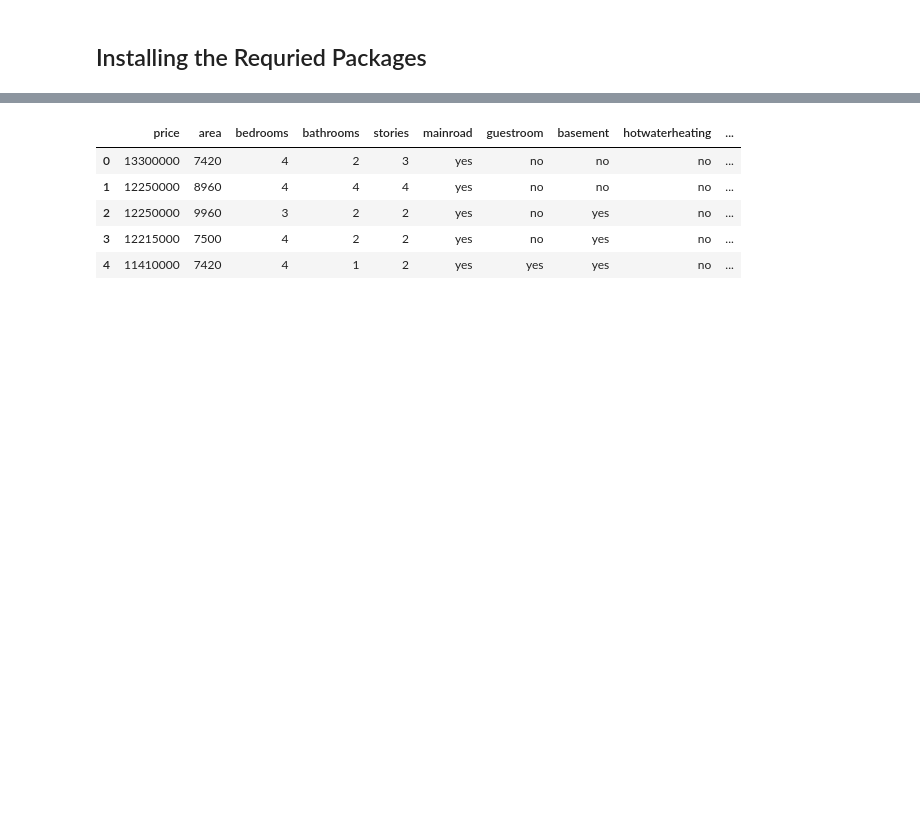
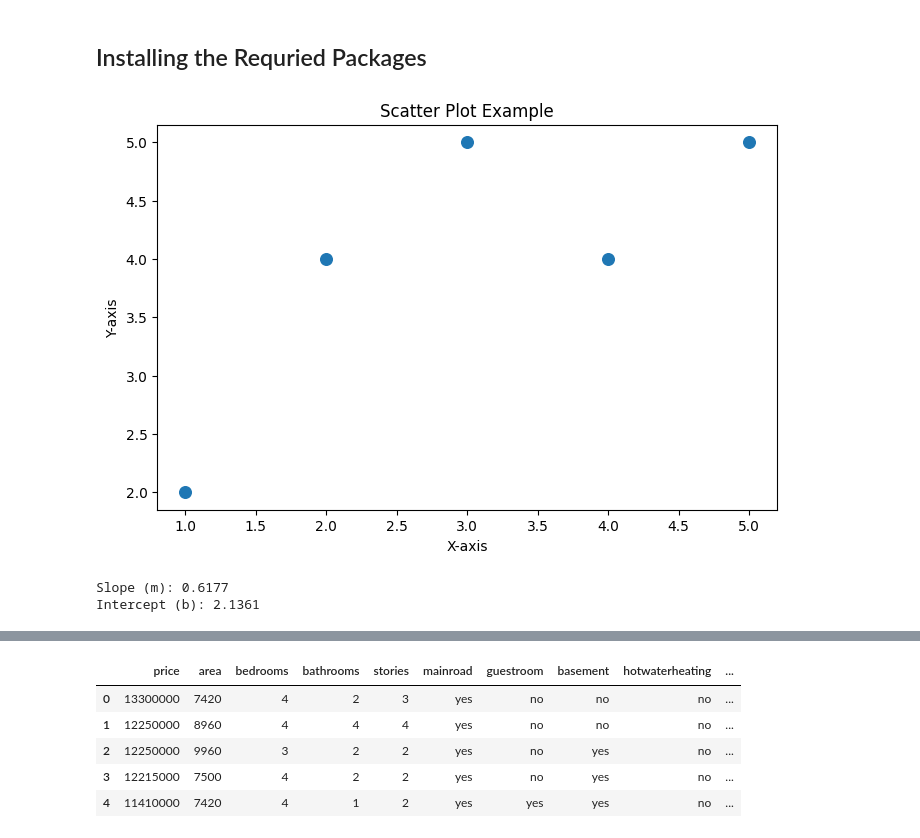
Before and after one commit to zeeshanali90233/MachineLearning---DeepLearning, a Jupyter notebook: 01-Linear-Regression/linear_regression.ipynb, the cells around one changed output, grey strips where cells are left out. Saved outputs shown, nothing was run; the diff lists cells and outputs as text; code cells hidden in the pictures; blank space fills up the shorter version.

Commit message:
Linear Regression Bare Coded with Gradient Descent Added

```diff
--- a/01-Linear-Regression/linear_regression.ipynb
+++ b/01-Linear-Regression/linear_regression.ipynb
@@ -16,3 +16,54 @@ Linear regression is a statistical method that models the relationship between a
 =====
 # %% [markdown]
 ## Installing the Requried Packages
+# %%
+import matplotlib.pyplot as plt
+
+# Dataset
+X = [1, 2, 3, 4, 5]
+Y = [2, 4, 5, 4, 5]
+
+plt.figure(figsize=(8,5))
+plt.scatter(X, Y, label="Actual Data", s=70)
+plt.title("Scatter Plot Example")
+plt.xlabel("X-axis")
+plt.ylabel("Y-axis")
+plt.show()
+# %% [output]
+[figure, added]
+# %%
+# Dataset
+X = [1, 2, 3, 4, 5]
+Y = [2, 4, 5, 4, 5]
+
+# Parameters
+m = 0.0      # Slope
+b = 0.0      # Intercept
+
+learning_rate = 0.01
+epochs = 1000
+n = len(X)
+
+# -----------------------------
+# Gradient Descent
+# -----------------------------
+for epoch in range(epochs):
+
+    dm = 0
+    db = 0
+
+    for i in range(n):
+        y_pred = m * X[i] + b
+        error = Y[i] - y_pred
+
+        dm += (-2 / n) * X[i] * error
+        db += (-2 / n) * error
+
+    m = m - learning_rate * dm
+    b = b - learning_rate * db
+
+print("Slope (m):", round(m, 4))
+print("Intercept (b):", round(b, 4))
+# %% [output]
+Slope (m): 0.6177
+Intercept (b): 2.1361
```
Also changed, not shown: parts of 1 cell of this notebook.
